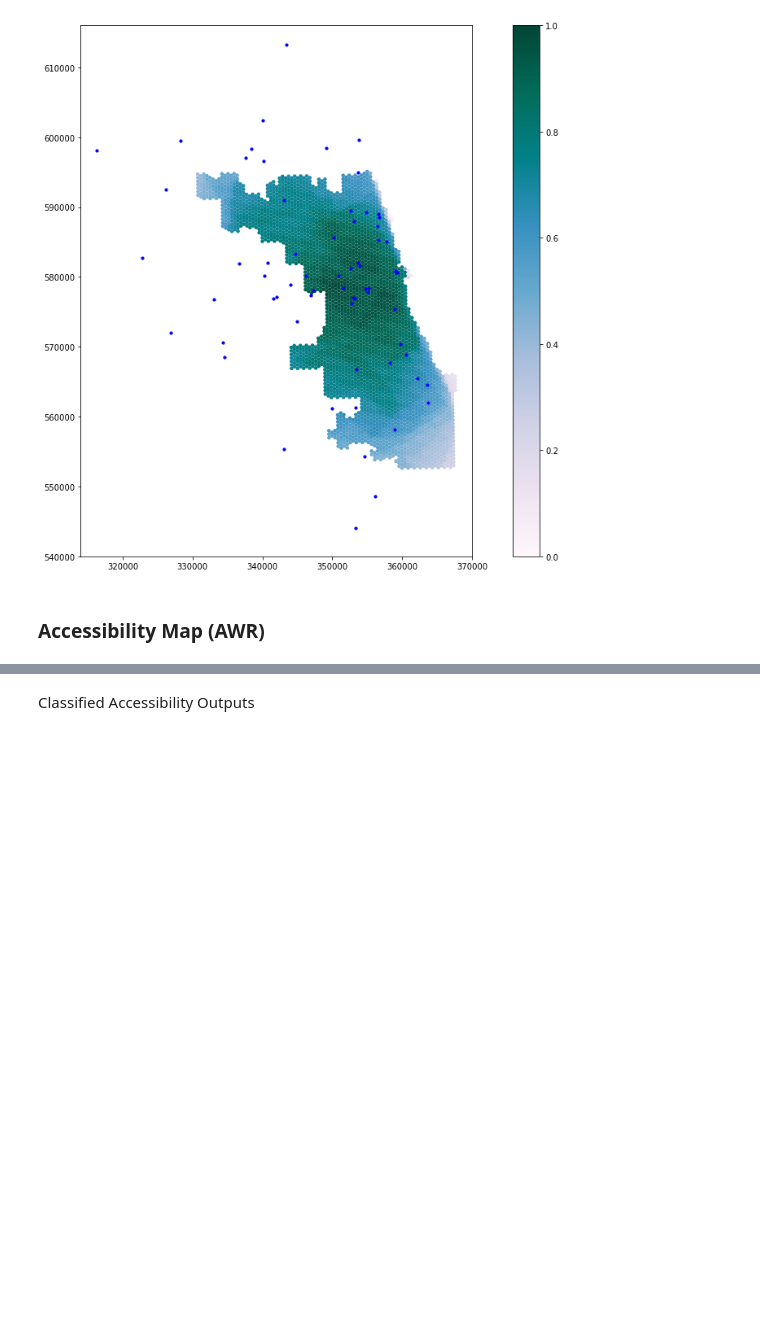
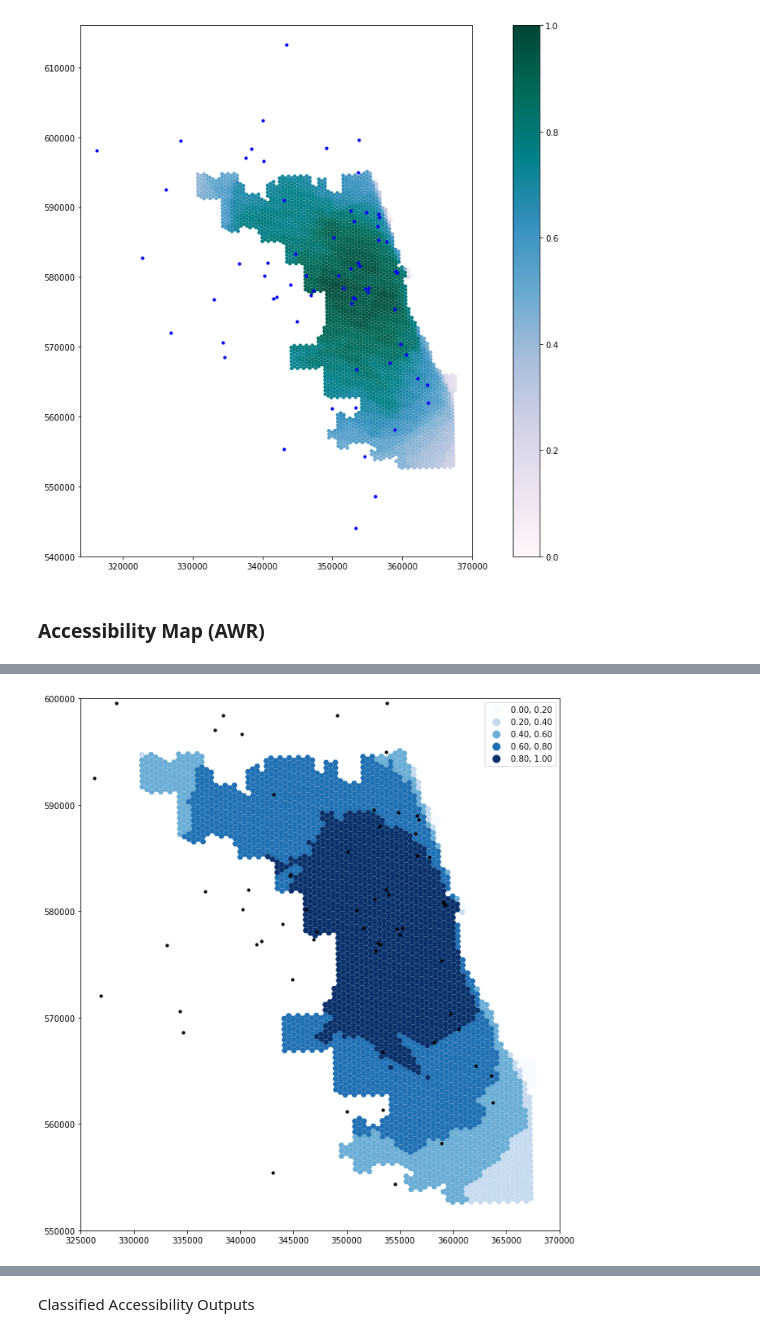
Before and after one commit to whprocter/RPr-Kang-2020, a Jupyter notebook: procedure/code/03-COVID-19Acc-Reanalysis.ipynb, the cells around one changed output, grey strips where cells are left out. Cells and saved outputs as stored; diff of their text form; code cells hidden in the pictures; blank space fills up the shorter version.

```diff
--- a/procedure/code/03-COVID-19Acc-Reanalysis.ipynb
+++ b/procedure/code/03-COVID-19Acc-Reanalysis.ipynb
@@ -1138 +1172,26 @@ Wall time: 2.84 s
 [figure]
+# %%
+def output_map_classified(output_grid, hospitals, resource):
+    ax=output_grid.plot(column=resource,
+                        scheme='Equal_Interval',
+                        k=5,
+                        linewidth=0,
+                        cmap='Blues',
+                        figsize=(18,12),
+                        legend=True,
+                        label="Acc Measure",
+                        zorder=1)
+    # Next two lines set bounds for our x- and y-axes because it looks like there's a weird
+    # Point at the bottom left of the map that's messing up our frame (Maja)
+    ax.set_xlim([325000, 370000])
+    ax.set_ylim([550000, 600000])
+    hospitals.plot(ax=ax,
+                   markersize=10,
+                   zorder=2,
+                   c='black',
+                   legend=False,
+                   )
+
+output_map_classified(result, hospitals, resource_dropdown.value)
+# %% [output]
+[figure, added]
```
Also changed, not shown: parts of 15 cells of this notebook.
